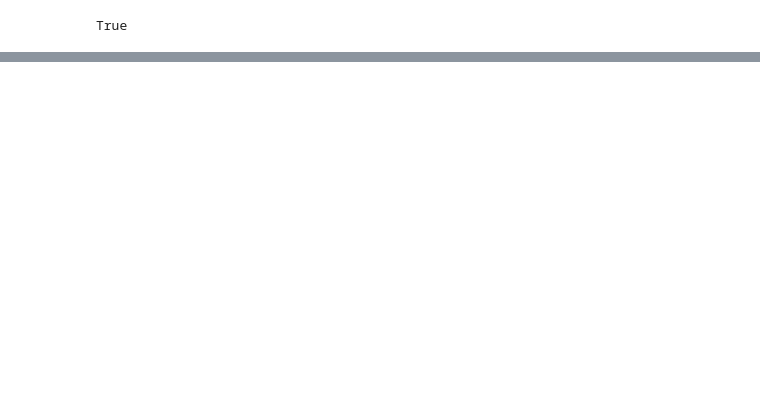
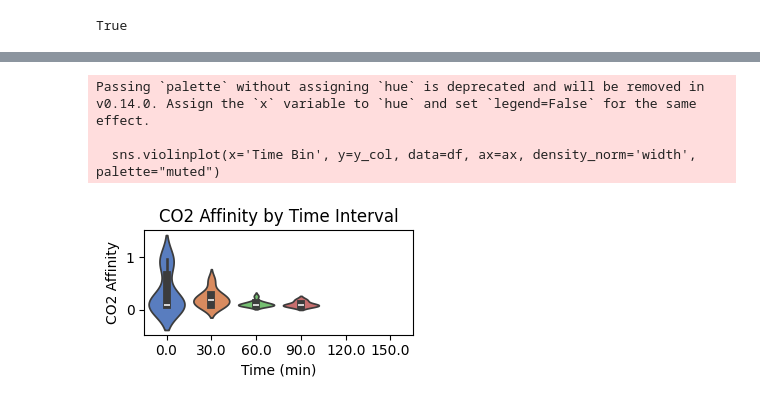
Before and after one commit to danielgrzenda/mof-generation-at-scale, a Jupyter notebook: scripts/evaluate-generated-mofs/feature_engineering_projections.ipynb, the cells around one changed output, grey strips where cells are left out. Cells and saved outputs as stored; diff of their text form; code cells hidden in the pictures; blank space fills up the shorter version.

```diff
--- a/scripts/evaluate-generated-mofs/feature_engineering_projections.ipynb
+++ b/scripts/evaluate-generated-mofs/feature_engineering_projections.ipynb
@@ -456,0 +778,16 @@ sum(features.strain.isna())
+# %%
+plot_violin_by_time(
+    data=records,
+    time_col='walltime',
+    #gas_storage.CO2
+    #structure_stability.uff
+    y_col='co2_affin',
+    y_name="CO2 Affinity",
+    model_version_col='ligand.cyano.metadata.model_version',
+    bin_width=30  # Bin width of minutes
+)
+# %% [output]
+Passing `palette` without assigning `hue` is deprecated and will be removed in v0.14.0. Assign the `x` variable to `hue` and set `legend=False` for the same effect.
+
+  sns.violinplot(x='Time Bin', y=y_col, data=df, ax=ax, density_norm='width', palette="muted")
+[figure, added]
```
Also changed, not shown: parts of 53 cells of this notebook, 1 other file.
